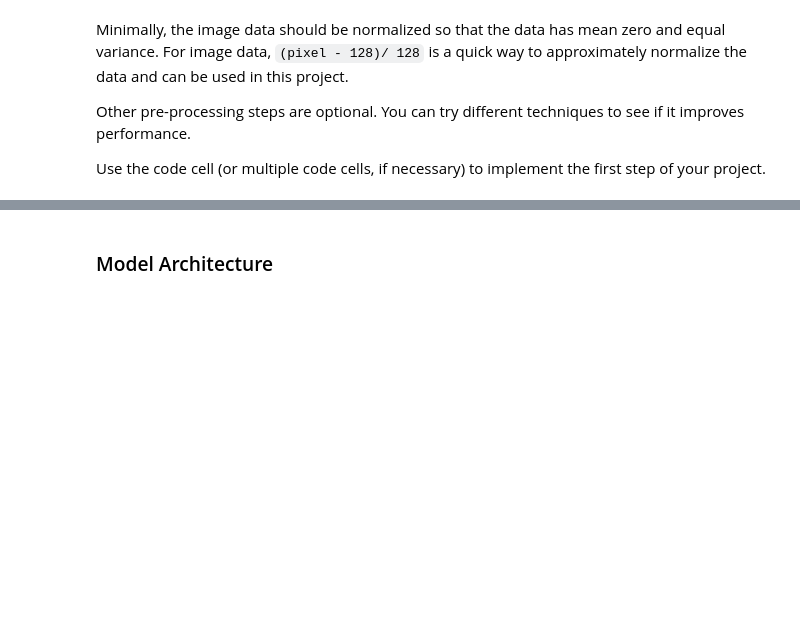
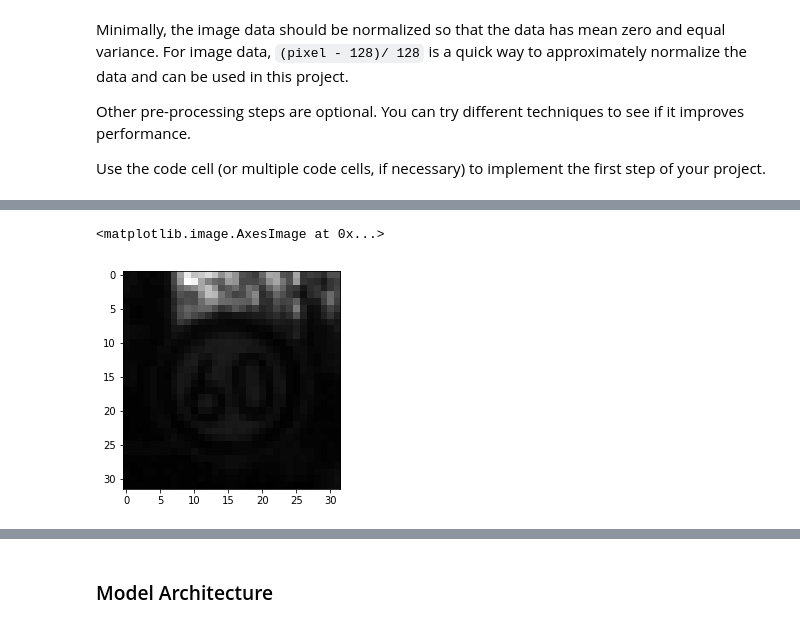
Before and after one commit to turangojayev/CarND-Traffic-Sign-Classifier-Project, a Jupyter notebook: Traffic_Sign_Classifier.ipynb, the cells around one changed output, grey strips where cells are left out. Cells and saved outputs as stored; diff of their text form; code cells hidden in the pictures; blank space fills up the shorter version.

```diff
--- a/Traffic_Sign_Classifier.ipynb
+++ b/Traffic_Sign_Classifier.ipynb
@@ -229,0 +222,6 @@ plt.imshow((img-128)/128)
+# %%
+img = grayscale(X_train[6318])
+plt.imshow(img, cmap='gray')
+# %% [output]
+<matplotlib.image.AxesImage at 0x...>
+[figure, added]
```
Also changed, not shown: parts of 26 cells of this notebook, 6 other files.
